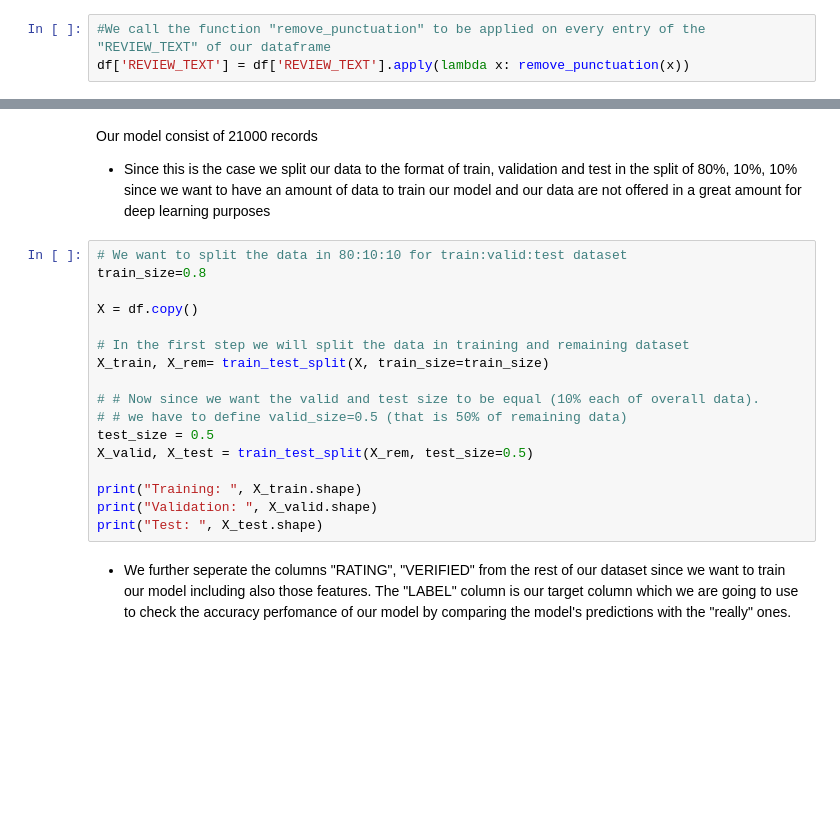
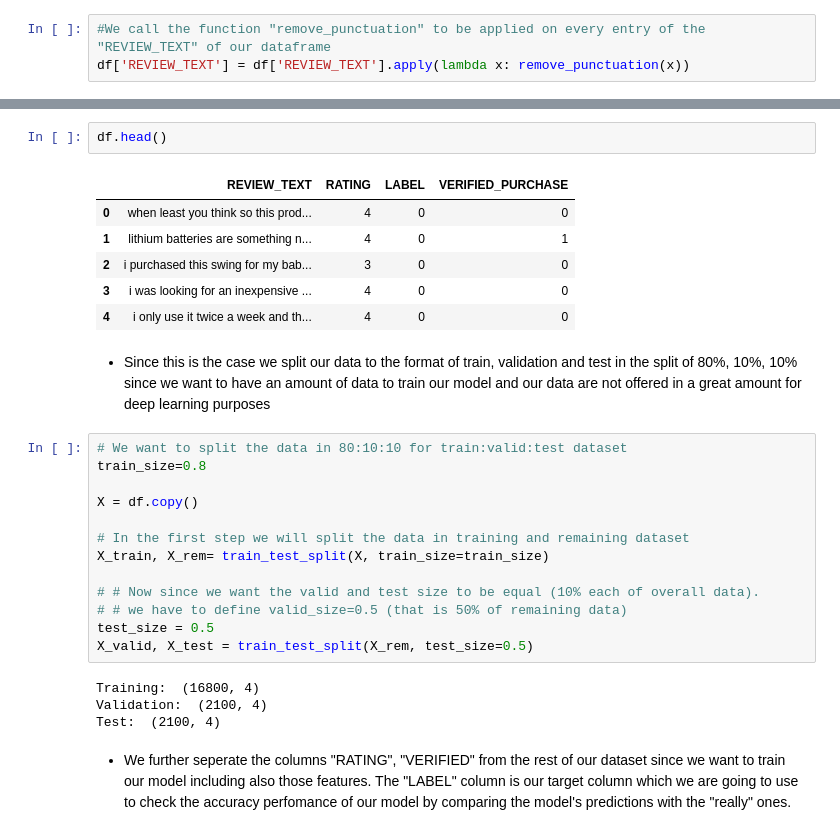
Before and after one commit to canberkanar/Natural-Language-Processing, a Jupyter notebook: Word2vec/Word2Vec_fake_review_detection.ipynb, the cells around one changed output, grey strips where cells are left out. Cells and saved outputs as stored; diff of their text form; blank space fills up the shorter version.

```diff
--- a/Word2vec/Word2Vec_fake_review_detection.ipynb
+++ b/Word2vec/Word2Vec_fake_review_detection.ipynb
@@ -98,5 +130,13 @@ print(df.shape)
+# %%
+df.head()
+# %% [output]
+|  | REVIEW_TEXT | RATING | LABEL | VERIFIED_PURCHASE |
+| 0 | when least you think so this prod... | 4 | 0 | 0 |
+| 1 | lithium batteries are something n... | 4 | 0 | 1 |
+| 2 | i purchased this swing for my bab... | 3 | 0 | 0 |
+| 3 | i was looking for an inexpensive ... | 4 | 0 | 0 |
+| 4 | i only use it twice a week and th... | 4 | 0 | 0 |
 # %% [markdown]
-Our model consist of 21000 records
 - Since this is the case we split our data to the format of train, validation and test in the split of 80%, 10%, 10% since we want to have an amount of data to train our model and our data are not offered in a great amount for deep learning purposes
 # %%
 # We want to split the data in 80:10:10 for train:valid:test dataset
@@ -111,10 +151,10 @@ X_train, X_rem= train_test_split(X, train_size=train_size)
 # # we have to define valid_size=0.5 (that is 50% of remaining data)
 test_size = 0.5
 X_valid, X_test = train_test_split(X_rem, test_size=0.5)
-
-print("Training: ", X_train.shape)
-print("Validation: ", X_valid.shape)
-print("Test: ", X_test.shape)
+# %% [output]
+Training:  (16800, 4)
+Validation:  (2100, 4)
+Test:  (2100, 4)
 # %% [markdown]
 - We further seperate the columns "RATING", "VERIFIED" from the rest of our dataset since we want to train our model including also those features.  The "LABEL" column is our target column which we are going to use to check the accuracy perfomance of our model by comparing the model's predictions with the "really" ones.
 # %%
```
Also changed, not shown: parts of 37 cells of this notebook.
